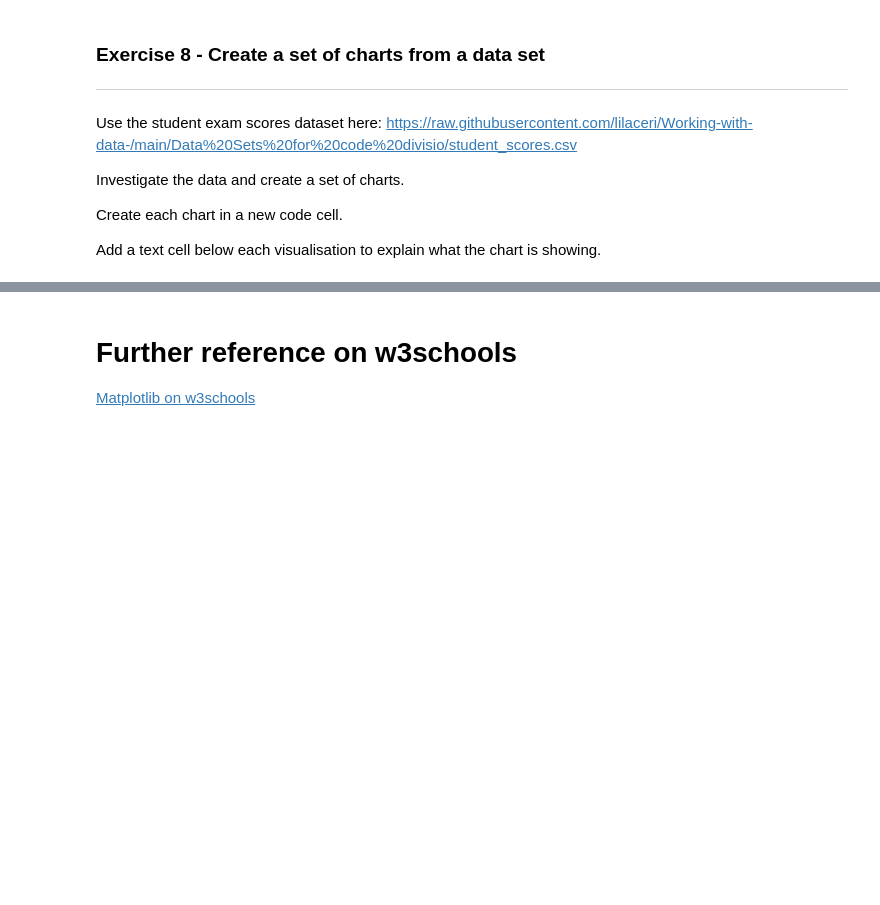
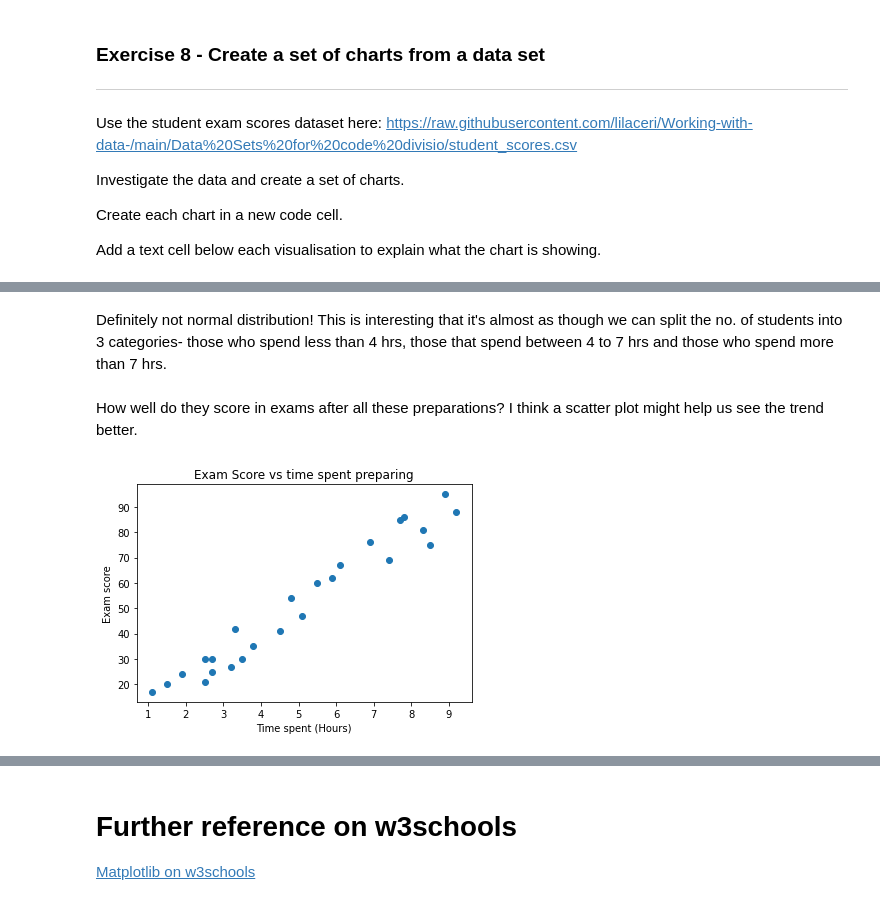
Before and after one commit to JaySanthanam/Programming-for-data, a Jupyter notebook: Worksheets/7_1_Visualisation_with_matplotlib.ipynb, the cells around one changed output, grey strips where cells are left out. Saved outputs shown, nothing was run; the diff lists cells and outputs as text; code cells hidden in the pictures; blank space fills up the shorter version.

```diff
--- a/Worksheets/7_1_Visualisation_with_matplotlib.ipynb
+++ b/Worksheets/7_1_Visualisation_with_matplotlib.ipynb
@@ -342,0 +360,12 @@ Add a text cell below each visualisation to explain what the chart is showing.
+# %% [markdown]
+Definitely not normal distribution! This is interesting that it's almost as though we can split the no. of students into 3 categories- those who spend less than 4 hrs, those that spend between 4 to 7 hrs and those who spend more than 7 hrs.
+# %% [markdown]
+How well do they score in exams after all these preparations? I think a scatter plot might help us see the trend better.
+# %%
+plt.scatter(hr,score)
+plt.xlabel("Time spent (Hours)")
+plt.ylabel("Exam score")
+plt.title("Exam Score vs time spent preparing")
+plt.show()
+# %% [output]
+[figure, added]
```
Also changed, not shown: parts of 12 cells of this notebook.
